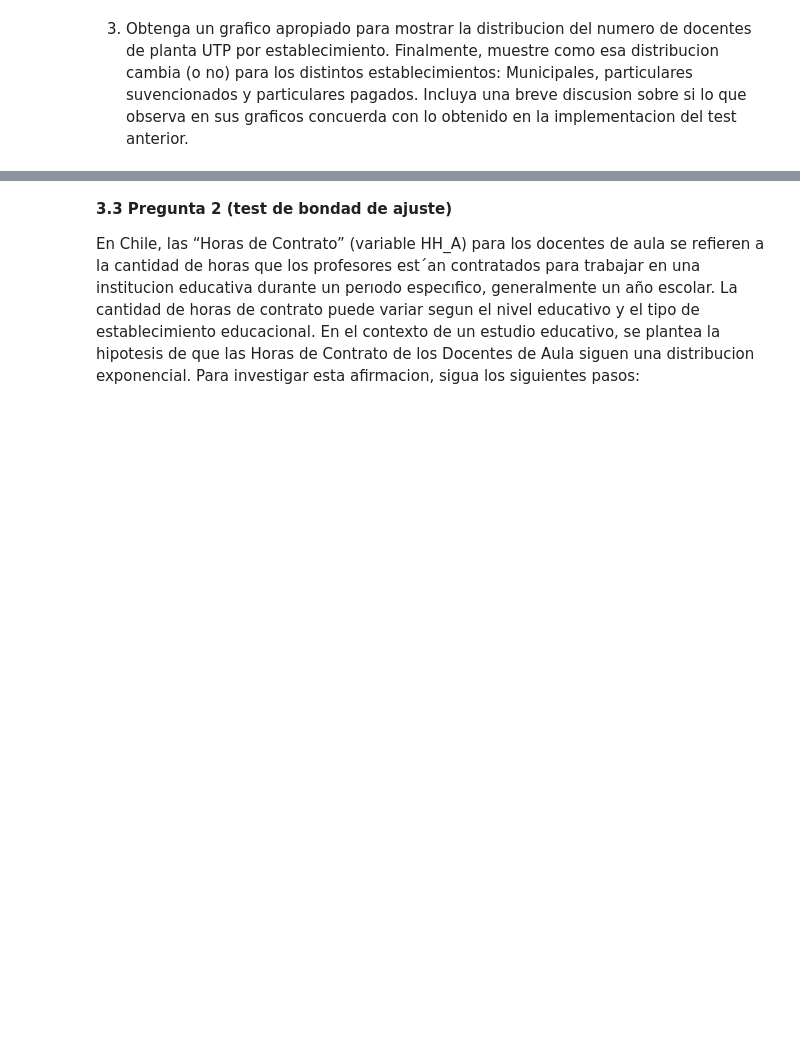
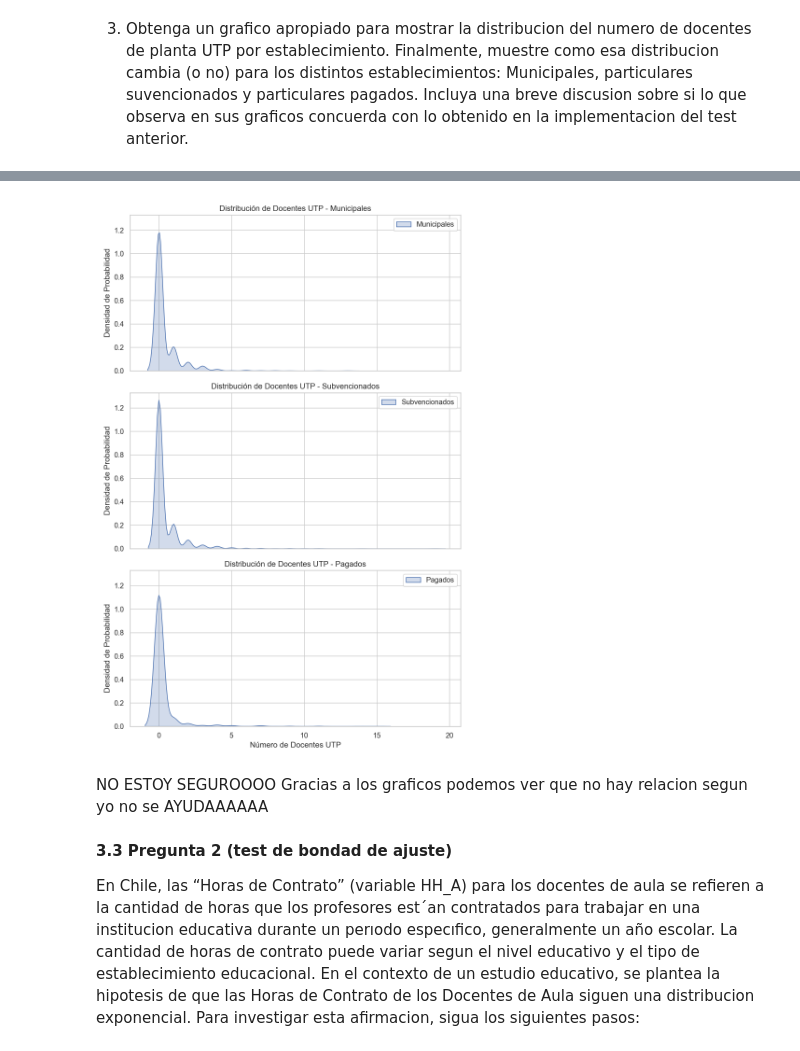
Before and after one commit to Dxeg0o/proyecto_cdd_2, a Jupyter notebook: proyecto.ipynb, the cells around one changed output, grey strips where cells are left out. Saved outputs shown, nothing was run; the diff lists cells and outputs as text; code cells hidden in the pictures; blank space fills up the shorter version.

```diff
--- a/proyecto.ipynb
+++ b/proyecto.ipynb
@@ -141,3 +242,36 @@ de docentes UTP. En particular:
+# %%
+# Configurar estilo de seaborn
+sns.set(style="whitegrid")
+
+# Crear subgráficos para cada tipo de establecimiento
+fig, axs = plt.subplots(3, 1, figsize=(8, 12), sharex=True, sharey=True)
+
+# Gráfico de densidad para municipales
+sns.kdeplot(municipales, ax=axs[0], fill=True, label='Municipales')
+axs[0].set_title('Distribución de Docentes UTP - Municipales')
+axs[0].set_ylabel('Densidad de Probabilidad')
+axs[0].legend()
+
+# Gráfico de densidad para subvencionados
+sns.kdeplot(subvencionados, ax=axs[1], fill=True, label='Subvencionados')
+axs[1].set_title('Distribución de Docentes UTP - Subvencionados')
+axs[1].set_ylabel('Densidad de Probabilidad')
+axs[1].legend()
+
+# Gráfico de densidad para pagados
+sns.kdeplot(pagados, ax=axs[2], fill=True, label='Pagados')
+axs[2].set_title('Distribución de Docentes UTP - Pagados')
+axs[2].set_xlabel('Número de Docentes UTP')
+axs[2].set_ylabel('Densidad de Probabilidad')
+axs[2].legend()
+
+plt.tight_layout()
+plt.show()
+# %% [output]
+[figure, added]
+# %% [markdown]
+NO ESTOY SEGUROOOO
+Gracias a los graficos podemos ver que no hay relacion segun yo no se AYUDAAAAAA
 # %% [markdown]
 **3.3 Pregunta 2 (test de bondad de ajuste)**
 
```
Also changed, not shown: parts of 6 cells of this notebook.
